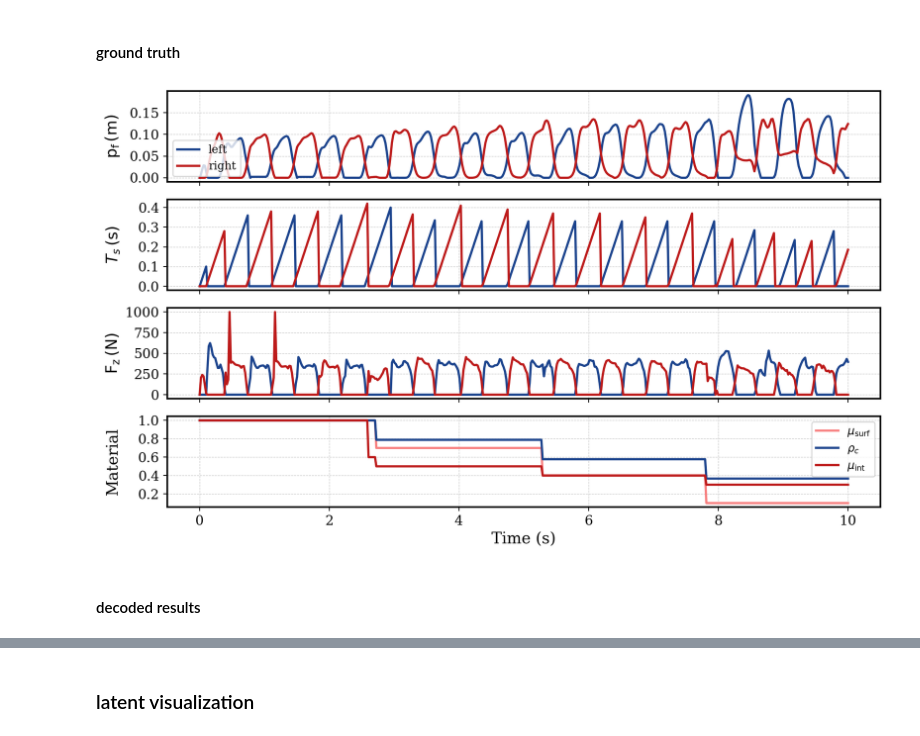
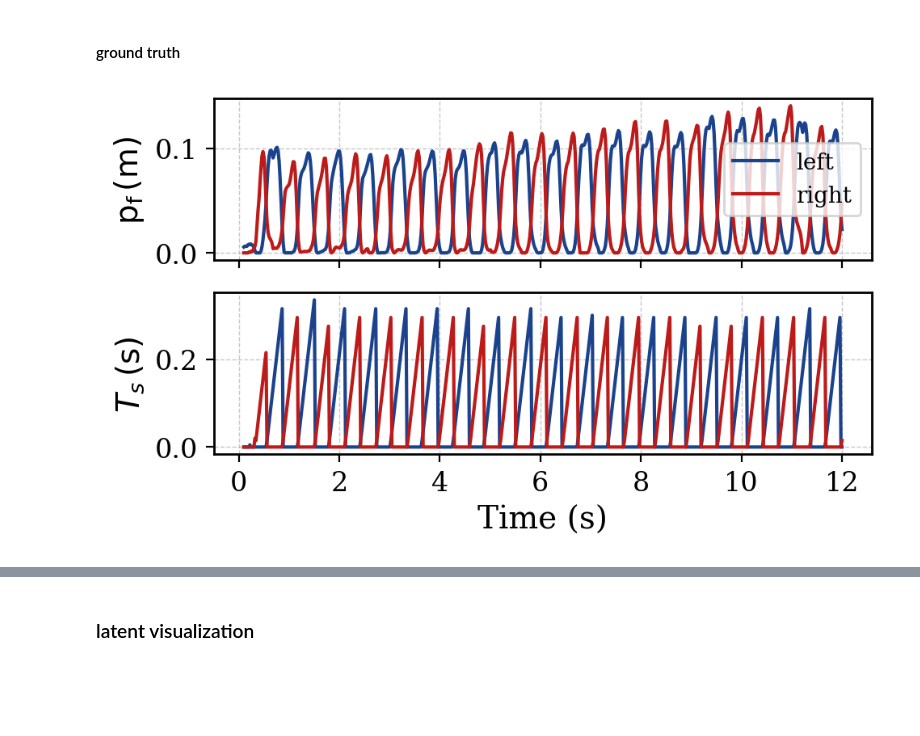
Before and after one commit to andyzong16/Isaaclab_Training, a Jupyter notebook: scripts/reinforcement_learning/rsl_rl/plot.ipynb, the cells around one changed output, grey strips where cells are left out. Cells and saved outputs as stored; diff of their text form; code cells hidden in the pictures; blank space fills up the shorter version.

```diff
--- a/scripts/reinforcement_learning/rsl_rl/plot.ipynb
+++ b/scripts/reinforcement_learning/rsl_rl/plot.ipynb
@@ -171,14 +178,14 @@ latent shape: (1, 500, 64)
 # %%
 ENV_ID = 0
 policy_hz = 50
-T_terminal = 10.0
-t = np.linspace(0, T_terminal, int(10.0 * policy_hz))
-t_range = slice(0, int(10.0 * policy_hz))
+dt = 1/policy_hz
+T_terminal = dt * policy_obs.shape[1]
+t = np.linspace(0, T_terminal, int(T_terminal * policy_hz))
+t_range = slice(5, int(T_terminal * policy_hz))
+t_plot = t[t_range]
 
 colors_left  = ["#1B438D", "#4A87F8"]
 colors_right = ["#BD1A1A", "#F87F7F"]
-
-fig, axs = plt.subplots(4, 1, figsize=(10, 6), sharex=True)
 
 def foot_force_norm(force_flat):
     return np.linalg.norm(force_flat.reshape(force_flat.shape[0], 2, 3), axis=-1)
@@ -194,14 +201,13 @@ material_prop = privileged_data["material_prop"][ENV_ID, t_range]
 
 # get foot clearance
 dt = 0.02
-win = max(1, int(0.3 / dt))
+win = max(1, int(0.2 / dt))
 foot_min = foot_height.min(axis=1)  # min across both feet at each step
 ground_level = np.array([foot_min[max(0, i - win):i + 1].min() for i in range(len(foot_min))])
 foot_clearance = foot_height - ground_level[:, None]
 
 
-
-t_plot = t[t_range]
+fig, axs = plt.subplots(2, 1, figsize=(5, 3), sharex=True)
 
 # ── 0: foot height ───────────────────────────────────────────────────────────
 ax = axs[0]
@@ -210,56 +216,54 @@ ax = axs[0]
 ax.plot(t_plot, foot_clearance[:, 0], label="left",  color=colors_left[0])
 ax.plot(t_plot, foot_clearance[:, 1], label="right", color=colors_right[0])
 ax.set_ylabel(r"$\mathrm{p_f} \, \mathrm{(m)}$")
-ax.yaxis.set_major_locator(plt.MaxNLocator(5))
+# ax.yaxis.set_major_locator(plt.MaxNLocator(5))
 # ax.set_ylim(-0.15, 0.15)
-ax.legend(loc="lower left", frameon=True)
+ax.legend(frameon=True)
 ax.grid(True, linestyle='--', linewidth=0.5, alpha=0.7)
 
 # ── 1: air time ────────────────────────────────────────────────────────
 ax = axs[1]
 ax.plot(t_plot, foot_air_time[:, 0], label="left",  color=colors_left[0])
 ax.plot(t_plot, foot_air_time[:, 1], label="right", color=colors_right[0])
 ax.set_ylabel(r"$T_s \, \mathrm{(s)}$")
-ax.yaxis.set_major_locator(plt.MaxNLocator(5))
+# ax.yaxis.set_major_locator(plt.MaxNLocator(5))
 # ax.legend(loc="upper right")
 ax.grid(True, linestyle='--', linewidth=0.5, alpha=0.7)
 
-# ── 2: norm of contact force ───────────────────────────────────────────
-ax = axs[2]
-ax.plot(t_plot, contact_force[:, 0], label="left",  color=colors_left[0])
-ax.plot(t_plot, contact_force[:, 1], label="right", color=colors_right[0])
-ax.set_ylabel(r"$\mathrm{F_z} \, \mathrm{(N)}$")
-# ax.set_ylim(0, 800)
-ax.yaxis.set_major_locator(plt.MaxNLocator(5))
-# ax.legend(loc="upper right")
-ax.grid(True, linestyle='--', linewidth=0.5, alpha=0.7)
+# # ── 2: norm of contact force ───────────────────────────────────────────
+# ax = axs[2]
+# ax.plot(t_plot, contact_force[:, 0], label="left",  color=colors_left[0])
+# ax.plot(t_plot, contact_force[:, 1], label="right", color=colors_right[0])
+# ax.set_ylabel(r"$\mathrm{F_z} \, \mathrm{(N)}$")
+# # ax.set_ylim(0, 800)
+# # ax.yaxis.set_major_locator(plt.MaxNLocator(5))
+# # ax.legend(loc="upper right")
+# ax.grid(True, linestyle='--', linewidth=0.5, alpha=0.7)
 
 # # ── 3: contact ─────────────────────────────────────────────────────────
 # ax = axs[3]
 # ax.plot(t_plot, contact[:, 0], label="left",  color=colors_left[0])
 # ax.plot(t_plot, contact[:, 1], label="right", color=colors_right[0])
 # ax.set_ylabel(r"$\mathrm{c_f}$")
 # ax.set_yticks([0, 1])
 # # ax.legend(loc="upper right")
 # ax.grid(True, linestyle='--', linewidth=0.5, alpha=0.7)
 
 
-ax = axs[3]
-ax.plot(t_plot, material_prop[:, 0], label=r"$\mu_\text{surf}$",  color=colors_right[1])
-ax.plot(t_plot, material_prop[:, 1], label=r"$\rho_c$",  color=colors_left[0])
-ax.plot(t_plot, material_prop[:, 2], label=r"$\mu_\text{int}$", color=colors_right[0])
-ax.set_ylabel("Material")
-ax.yaxis.set_major_locator(plt.MaxNLocator(5))
-ax.legend(loc="upper right")
-ax.grid(True, linestyle='--', linewidth=0.5, alpha=0.7)
+# ax = axs[3]
+# ax.plot(t_plot, material_prop[:, 0], label="friction",  color=colors_right[0])
+# ax.plot(t_plot, material_prop[:, 1], label="stiffness",  color=colors_left[0])
+# # ax.plot(t_plot, material_prop[:, 2], label=r"$\mu_\text{int}$", color=colors_right[0])
+# ax.set_ylabel("Material")
+# ax.yaxis.set_major_locator(plt.MaxNLocator(5))
+# ax.legend()
+# ax.grid(True, linestyle='--', linewidth=0.5, alpha=0.7)
 
 
 ax.set_xlabel("Time (s)")
 fig.align_ylabels(axs)
 plt.tight_layout()
-plt.savefig(os.path.join(data_path, "state.png"))
+plt.savefig(os.path.join(data_path, "state.pdf"))
 plt.show()
 # %% [output]
-[figure, old version]
+[figure, new version]
-# %% [markdown]
-#### decoded results
```
Also changed, not shown: parts of 11 cells of this notebook, 21 other files.
